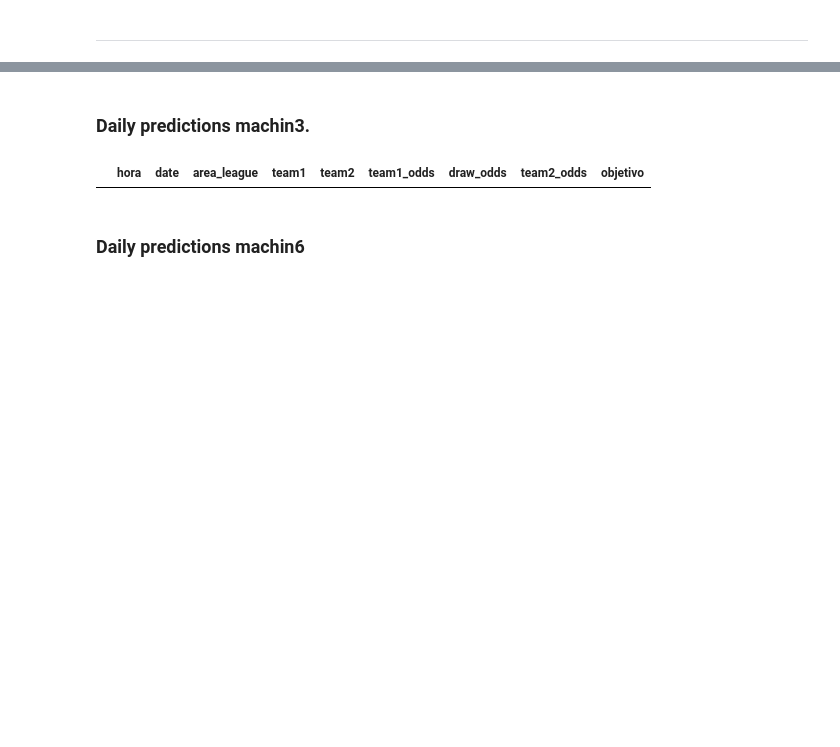
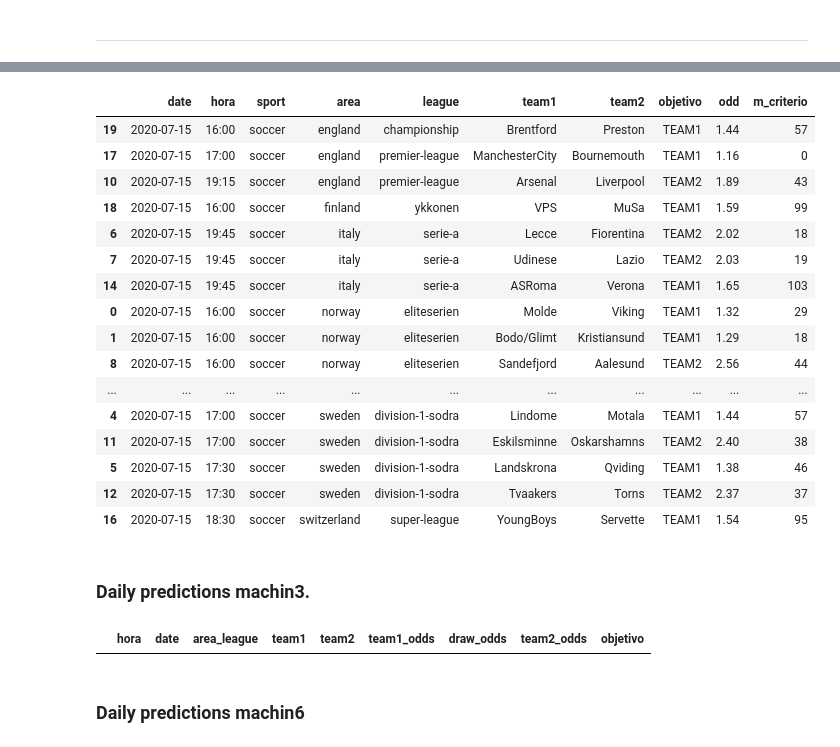
Before and after one commit to jtmancilla/DSP-Sport-AI, a Jupyter notebook: Daily-predictions.ipynb, the cells around one changed output, grey strips where cells are left out. Cells and saved outputs as stored; diff of their text form; code cells hidden in the pictures; blank space fills up the shorter version.

```diff
--- a/Daily-predictions.ipynb
+++ b/Daily-predictions.ipynb
@@ -70,6 +70,27 @@ dsp.daily_prediction(df_prediccion)
 | 2 | 16:00 | 2020-07-15 | /soccer/england/championship/bren... | Brentford | Preston | 1.44 | 4.44 | 7.45 | TEAM1 |
 | 3 | 17:00 | 2020-07-15 | /soccer/sweden/allsvenskan/djurga... | Djurgarden | Falkenbergs | 1.54 | 3.96 | 6.47 | TEAM1 |
 | 4 | 17:00 | 2020-07-15 | /soccer/sweden/division-1-sodra/l... | Lindome | Motala | 1.44 | 4.60 | 5.42 | TEAM1 |
+# %%
+df_prediccion = dsp.load_data(tbl="tbl_prediccion_machinTAN_criterio")
+dsp.daily_prediction_criterio(df_prediccion)
+# %% [output]
+|  | date | hora | sport | area | league | team1 | team2 | objetivo | odd | m_criterio |
+| 19 | 2020-07-15 | 16:00 | soccer | england | championship | Brentford | Preston | TEAM1 | 1.44 | 57 |
+| 17 | 2020-07-15 | 17:00 | soccer | england | premier-league | ManchesterCity | Bournemouth | TEAM1 | 1.16 | 0 |
+| 10 | 2020-07-15 | 19:15 | soccer | england | premier-league | Arsenal | Liverpool | TEAM2 | 1.89 | 43 |
+| 18 | 2020-07-15 | 16:00 | soccer | finland | ykkonen | VPS | MuSa | TEAM1 | 1.59 | 99 |
+| 6 | 2020-07-15 | 19:45 | soccer | italy | serie-a | Lecce | Fiorentina | TEAM2 | 2.02 | 18 |
+| 7 | 2020-07-15 | 19:45 | soccer | italy | serie-a | Udinese | Lazio | TEAM2 | 2.03 | 19 |
+| 14 | 2020-07-15 | 19:45 | soccer | italy | serie-a | ASRoma | Verona | TEAM1 | 1.65 | 103 |
+| 0 | 2020-07-15 | 16:00 | soccer | norway | eliteserien | Molde | Viking | TEAM1 | 1.32 | 29 |
+| 1 | 2020-07-15 | 16:00 | soccer | norway | eliteserien | Bodo/Glimt | Kristiansund | TEAM1 | 1.29 | 18 |
+| 8 | 2020-07-15 | 16:00 | soccer | norway | eliteserien | Sandefjord | Aalesund | TEAM2 | 2.56 | 44 |
+| ... | ... | ... | ... | ... | ... | ... | ... | ... | ... | ... |
+| 4 | 2020-07-15 | 17:00 | soccer | sweden | division-1-sodra | Lindome | Motala | TEAM1 | 1.44 | 57 |
+| 11 | 2020-07-15 | 17:00 | soccer | sweden | division-1-sodra | Eskilsminne | Oskarshamns | TEAM2 | 2.40 | 38 |
+| 5 | 2020-07-15 | 17:30 | soccer | sweden | division-1-sodra | Landskrona | Qviding | TEAM1 | 1.38 | 46 |
+| 12 | 2020-07-15 | 17:30 | soccer | sweden | division-1-sodra | Tvaakers | Torns | TEAM2 | 2.37 | 37 |
+| 16 | 2020-07-15 | 18:30 | soccer | switzerland | super-league | YoungBoys | Servette | TEAM1 | 1.54 | 95 |
 # %% [markdown]
 ### Daily predictions machin3.
 # %%
```
